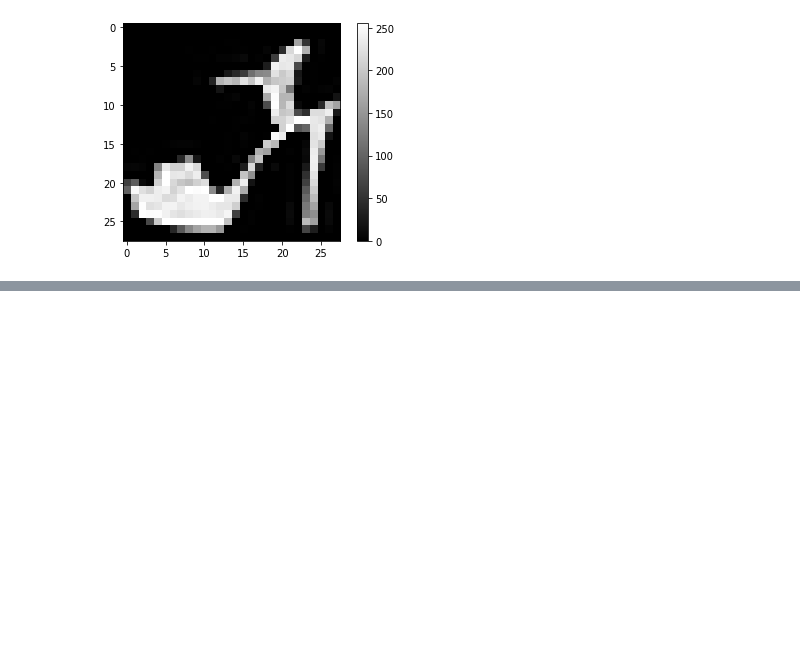
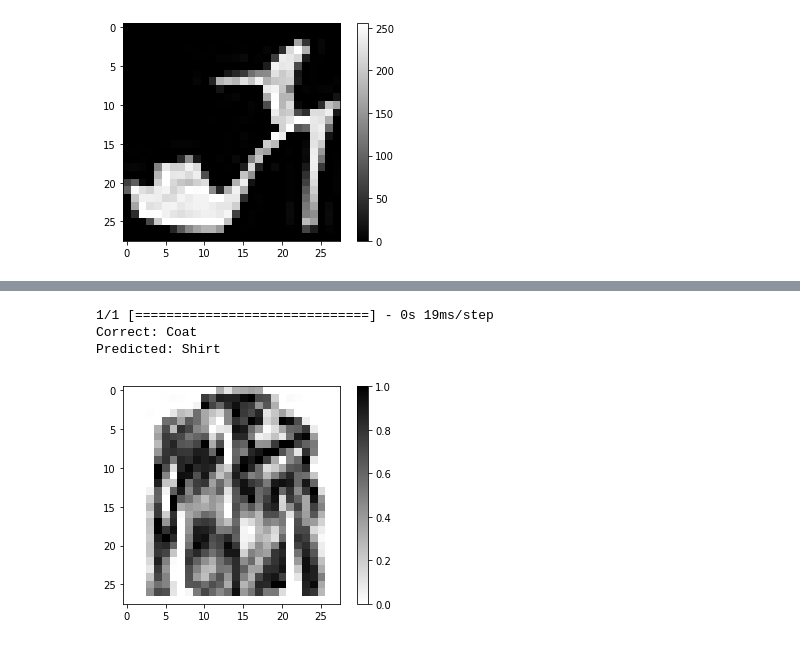
Before and after one commit to GaurAkshat1008/ML, a Jupyter notebook: neural_net.ipynb, the cells around one changed output, grey strips where cells are left out. Cells and saved outputs as stored; diff of their text form; code cells hidden in the pictures; blank space fills up the shorter version.

```diff
--- a/neural_net.ipynb
+++ b/neural_net.ipynb
@@ -99,3 +99,41 @@ for i in range(10000):
 9991 Shirt
 9997 Bag
 9999 Sandal
+# %%
+COLOR = 'white'
+plt.rcParams['text.color'] = COLOR
+plt.rcParams['axes.labelcolor'] = COLOR
+
+def predict(model, image, correct_label):
+  prediction = model.predict(image)
+  predicted_class = class_names[np.argmax(prediction)]
+  show_image(image, predicted_class, correct_label)
+
+def show_image(image, predicted_class, correct_label):
+  plt.figure()
+  print("Correct: {}".format(class_names[correct_label]))
+  print("Predicted: {}".format(predicted_class))
+  plt.imshow(image, cmap=plt.cm.binary)
+  plt.colorbar()
+  plt.grid(False)
+  plt.show()
+
+def get_number():
+  while True:
+    num = input("Pick a number between 0 and 9999: ")
+    if num.isdigit():
+      num = int(num)
+      if num >= 0 and num <= 9999:
+        return num
+      else:
+        print("Invalid number")
+
+num = get_number()
+image = test_images[num]
+label = test_labels[num]
+predict(model, image, label)
+# %% [output]
+1/1 [==============================] - 0s 19ms/step
+Correct: Coat
+Predicted: Shirt
+[figure, added]
```
Also changed, not shown: parts of 4 cells of this notebook, 1 other file.
